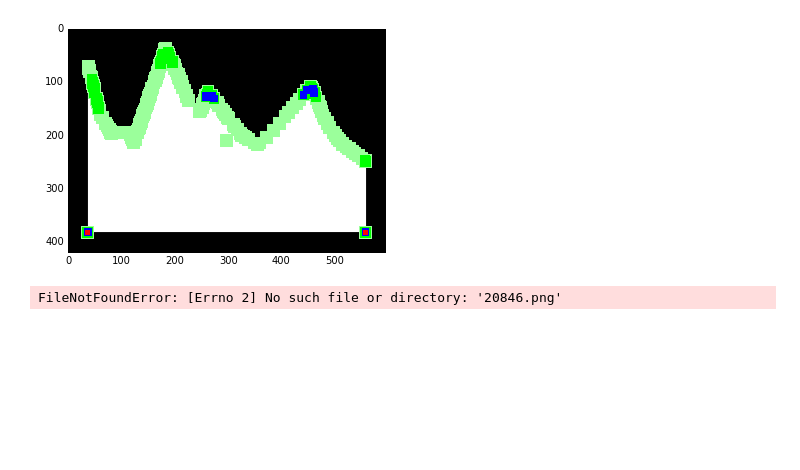
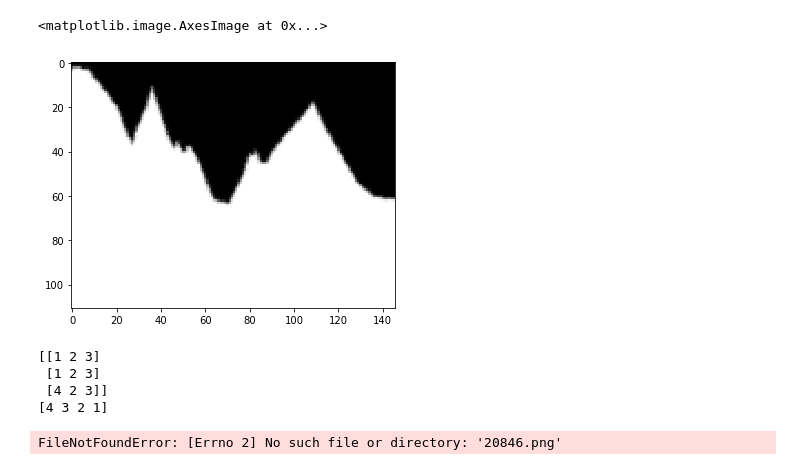
Before and after one commit to Mieloch/piro_1, a Jupyter notebook: Untitled1.ipynb, the cells around one changed output. Drawn from its saved outputs; the diff is of its cells as text; code cells hidden in the pictures; blank space fills up the shorter version.

Commit message:
image processing

```diff
--- a/Untitled1.ipynb
+++ b/Untitled1.ipynb
@@ -7,7 +7,7 @@ from skimage.color import gray2rgb, rgb2gray
 from skimage.morphology import square, closing, disk, erosion, dilation
 from skimage.draw import line
 from skimage.transform import rotate
-
+from skimage.measure import regionprops
 import itertools
 import math
 import uuid
@@ -81,7 +81,7 @@ def filter_non_90(points,img):
         cx = int((h-1)/2)
         cy = int((w-1)/2)
         if len(idx) != 2:
-            io.imsave(str(x) + str(y) + ".png", edges)
+            #io.imsave(str(x) + str(y) + ".png", edges)
             continue
 
         cx = int((h-1)/2)
@@ -136,40 +136,62 @@ def process(img):
     points = filter_non_90(points,img)
     #print("after non 90 candidates : {}".format(len(points)))
     for x,y in points:
         img_d[y-7:y+7,x-7:x+7] = (0,0,255)
 
     edges = cv2.Canny(img,0,255)
     edges = dilation(edges, square(5))
     edges = edges > 0
     lines = []
     for x1,y1 in points:
         for x2,y2 in points:
             if x1 == x2 and y1 == y2:
                 continue
             p1_p2_line = line(y1,x1, y2,x2)
             is_ok = np.all(edges[p1_p2_line])
             if is_ok:
                     lines.append((x1,y1,x2,y2))
     if len(lines) > 0:
         x1,y1, x2,y2 = get_longest_line(lines)
         img_d[y1-5:y1+5,x1-5:x1+5] = (255,0,0)
         img_d[y2-5:y2+5,x2-5:x2+5] = (255,0,0)
         angle = calc_angle_4(x1,y1,x2,y2)
         img_d = rotate(img_d,angle, resize = True)
-        h,w,d = img_d.shape
-        upper_half = img_d[0:int(h/2),:]
-        bottom_half = img_d[int(h/2):h,:]
+        img = rotate(img, angle, resize = True)
+
+        h,w = img.shape
+        upper_half = img[0:int(h/2),:]
+        bottom_half = img[int(h/2):h,:]
         if np.count_nonzero(upper_half) > np.count_nonzero(bottom_half):
+            img = rotate(img,180, resize = True)
             img_d = rotate(img_d,180, resize = True)
 
+        img_mask = np.copy(img)
+        img_mask[img_mask>0] = 1
+        img_mask = img_mask.astype(np.integer)
+        region = regionprops(img_mask)[0]
+        minr, minc, maxr, maxc = region.bbox
+        img = img[minr:maxr-5, minc+10:maxc-10]
+        #for i, value in enumerate(img[::-1]):
+            #if np.any(value == 0):
+                #img = img[0:i+30]
+    return img
 
-    return img_d
-
-img = io.imread("data/set6/11.png")
+img = io.imread("data/set0/2.png")
 img = process(img)
 io.imshow(img)
 # %% [output]
+<matplotlib.image.AxesImage at 0x...>
-[figure, old version]
+[figure, new version]
+# %%
+a = np.array([[4,1,1],[2,2,2],[3,3,3]]).T
+b = np.array([1,2,3,4])
+print(a[::-1])
+print(b[::-1])
+# %% [output]
+[[1 2 3]
+ [1 2 3]
+ [4 2 3]]
+[4 3 2 1]
 # %%
  def remove_not_center_lines(img):
     img = closing(img, square(3))
```
Also changed, not shown: parts of 1 cell of this notebook, 2 other files.
